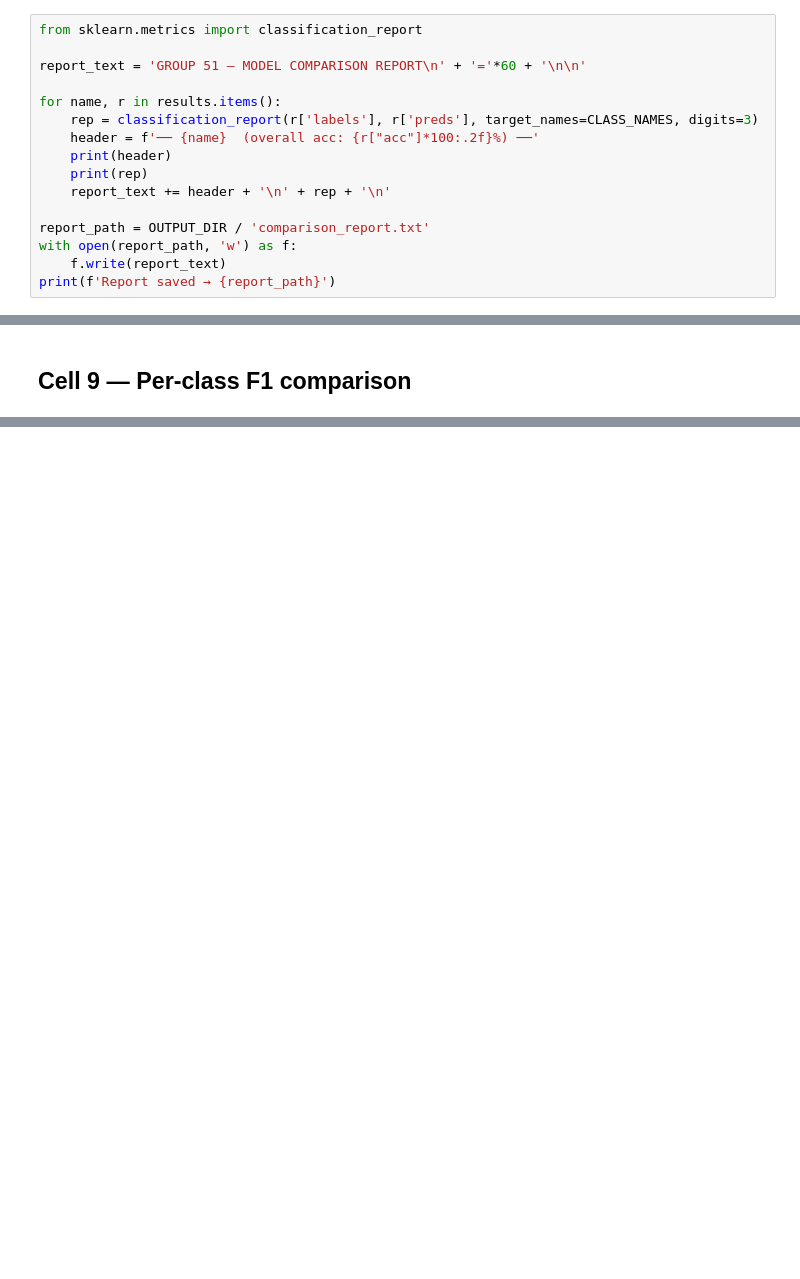
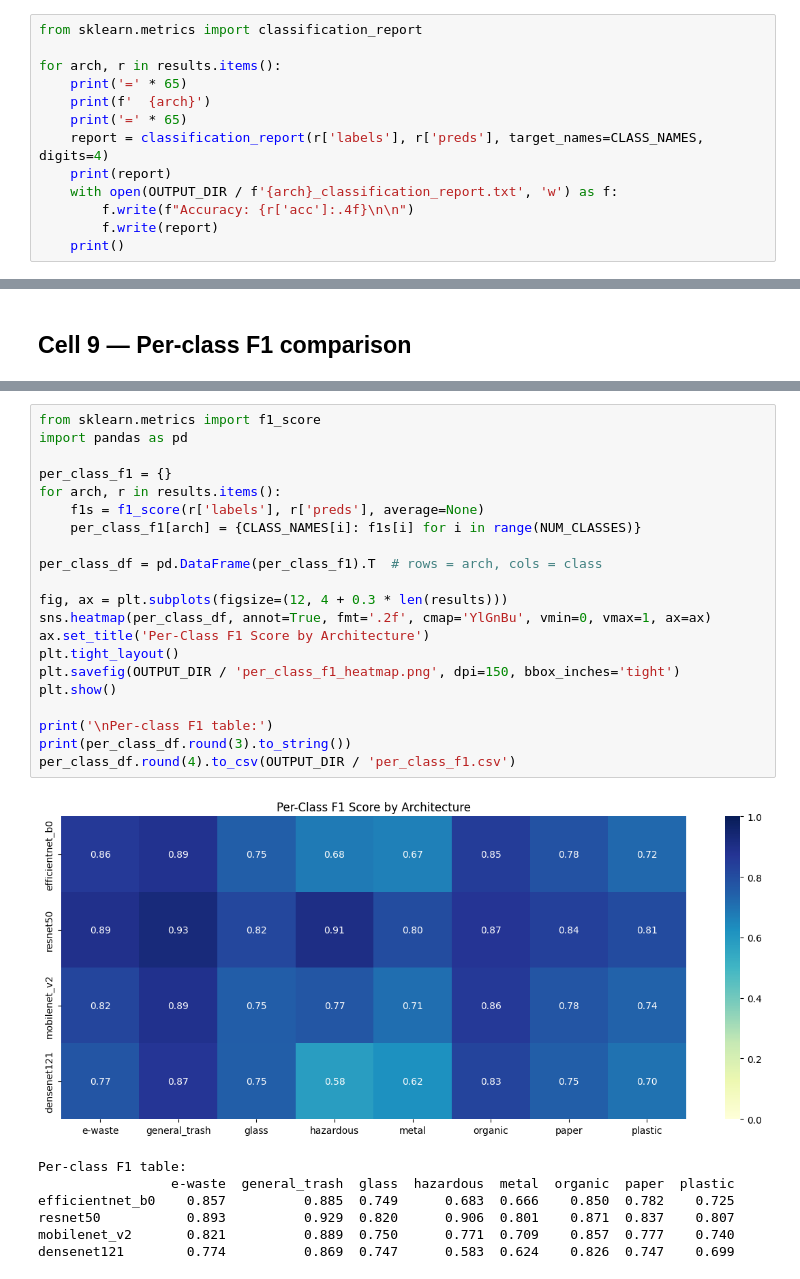
Before and after one commit to prasiddha42o/capstone-project-51, a Jupyter notebook: model_and_data_pipeline/Group51_Model_Comparison.ipynb, the cells around one changed output, grey strips where cells are left out. Saved outputs shown, nothing was run; the diff lists cells and outputs as text; blank space fills up the shorter version.

Commit message:
4 new models trained and evaluated

```diff
--- a/model_and_data_pipeline/Group51_Model_Comparison.ipynb
+++ b/model_and_data_pipeline/Group51_Model_Comparison.ipynb
@@ -222,17 +281,14 @@ Loading v2 (new data) …
 # %%
 from sklearn.metrics import classification_report
 
-report_text = 'GROUP 51 — MODEL COMPARISON REPORT\n' + '='*60 + '\n\n'
-
-for name, r in results.items():
-    rep = classification_report(r['labels'], r['preds'], target_names=CLASS_NAMES, digits=3)
-    header = f'── {name}  (overall acc: {r["acc"]*100:.2f}%) ──'
-    print(header)
-    print(rep)
-    report_text += header + '\n' + rep + '\n'
-
-report_path = OUTPUT_DIR / 'comparison_report.txt'
-with open(report_path, 'w') as f:
-    f.write(report_text)
-print(f'Report saved → {report_path}')
+for arch, r in results.items():
+    print('=' * 65)
+    print(f'  {arch}')
+    print('=' * 65)
+    report = classification_report(r['labels'], r['preds'], target_names=CLASS_NAMES, digits=4)
+    print(report)
+    with open(OUTPUT_DIR / f'{arch}_classification_report.txt', 'w') as f:
+        f.write(f"Accuracy: {r['acc']:.4f}\n\n")
+        f.write(report)
+    print()
 # %% [output]
@@ -323 +342,30 @@ Saved → /Users/prassanna/Downloads/Capstone_project/model_and_data_pipeline/co
+# %%
+from sklearn.metrics import f1_score
+import pandas as pd
+
+per_class_f1 = {}
+for arch, r in results.items():
+    f1s = f1_score(r['labels'], r['preds'], average=None)
+    per_class_f1[arch] = {CLASS_NAMES[i]: f1s[i] for i in range(NUM_CLASSES)}
+
+per_class_df = pd.DataFrame(per_class_f1).T  # rows = arch, cols = class
+
+fig, ax = plt.subplots(figsize=(12, 4 + 0.3 * len(results)))
+sns.heatmap(per_class_df, annot=True, fmt='.2f', cmap='YlGnBu', vmin=0, vmax=1, ax=ax)
+ax.set_title('Per-Class F1 Score by Architecture')
+plt.tight_layout()
+plt.savefig(OUTPUT_DIR / 'per_class_f1_heatmap.png', dpi=150, bbox_inches='tight')
+plt.show()
+
+print('\nPer-class F1 table:')
+print(per_class_df.round(3).to_string())
+per_class_df.round(4).to_csv(OUTPUT_DIR / 'per_class_f1.csv')
+# %% [output]
+[figure, added]
+Per-class F1 table:
+                 e-waste  general_trash  glass  hazardous  metal  organic  paper  plastic
+efficientnet_b0    0.857          0.885  0.749      0.683  0.666    0.850  0.782    0.725
+resnet50           0.893          0.929  0.820      0.906  0.801    0.871  0.837    0.807
+mobilenet_v2       0.821          0.889  0.750      0.771  0.709    0.857  0.777    0.740
+densenet121        0.774          0.869  0.747      0.583  0.624    0.826  0.747    0.699
 # %% [markdown]
```
Also changed, not shown: parts of 20 cells of this notebook, 47 other files.
